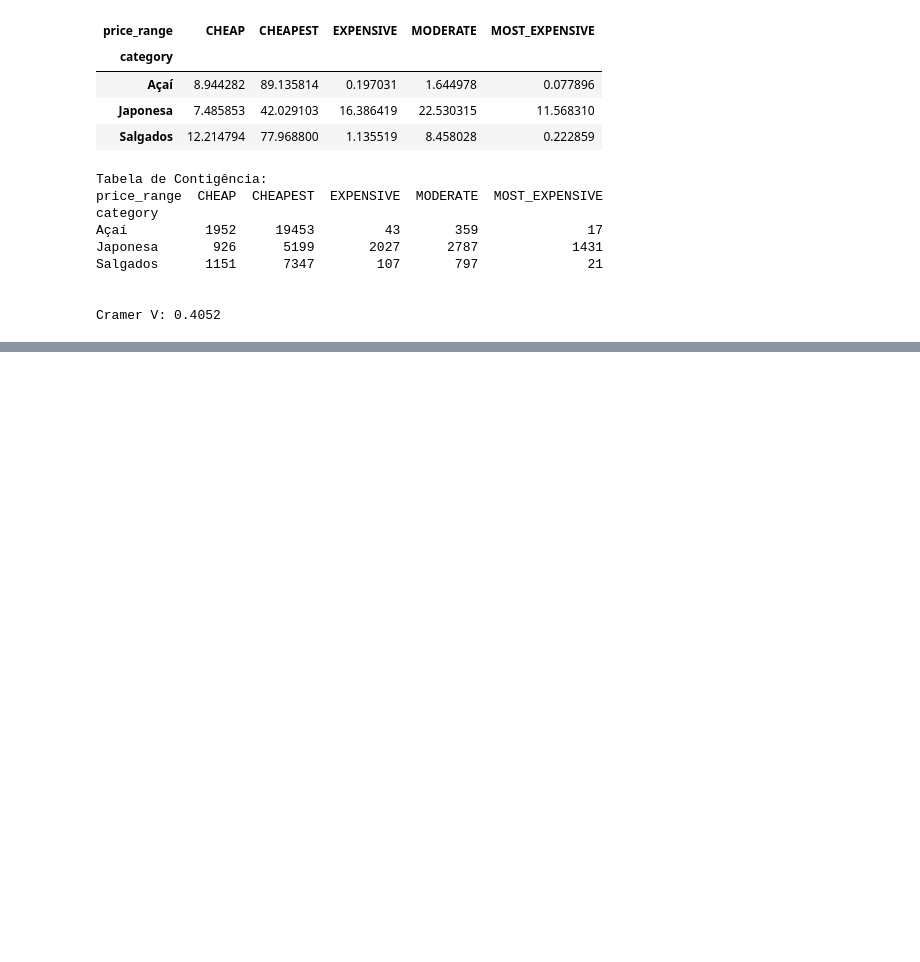
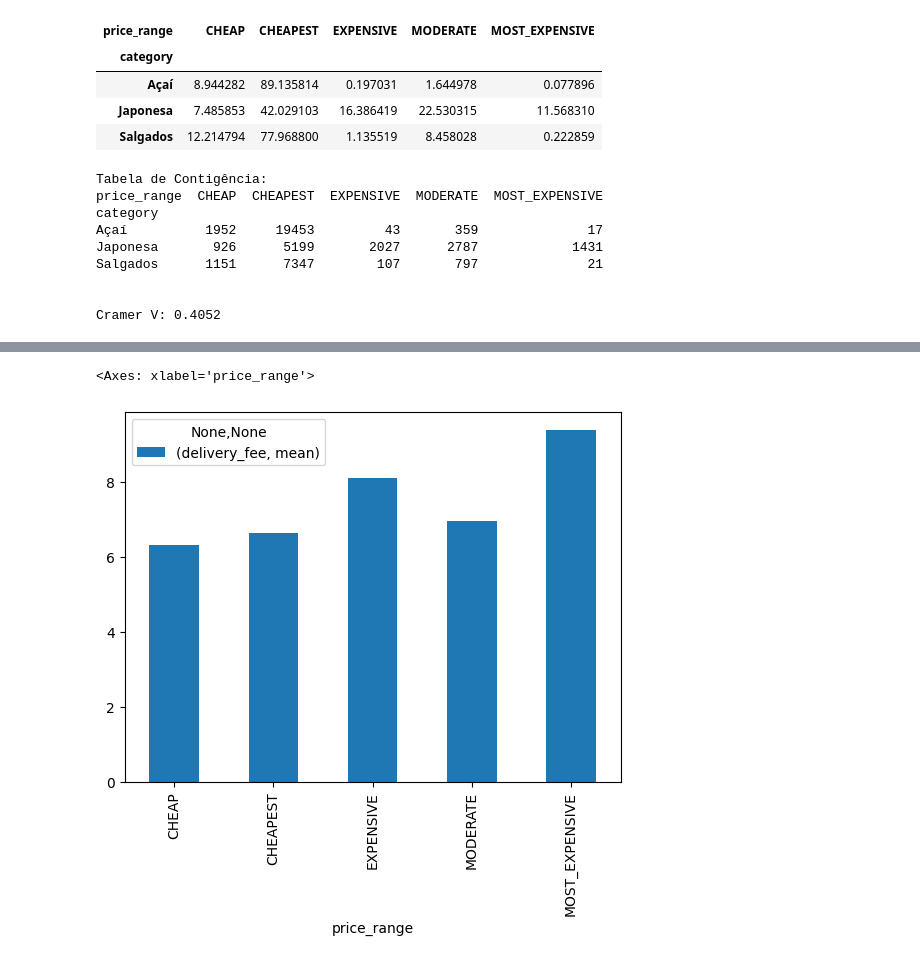
Before and after one commit to GabrielEnzoMurai/Python-repository, a Jupyter notebook: Study/estatística/stat7.ipynb, the cells around one changed output, grey strips where cells are left out. Drawn from its saved outputs; the diff is of its cells as text; code cells hidden in the pictures; blank space fills up the shorter version.

```diff
--- a/Study/estatística/stat7.ipynb
+++ b/Study/estatística/stat7.ipynb
@@ -196,0 +234,5 @@ Cramer V: 0.4052
+# %%
+df.groupby("price_range")[["delivery_fee"]].agg(["mean"]).plot.bar()
+# %% [output]
+<Axes: xlabel='price_range'>
+[figure, added]
```
Also changed, not shown: parts of 6 cells of this notebook.
